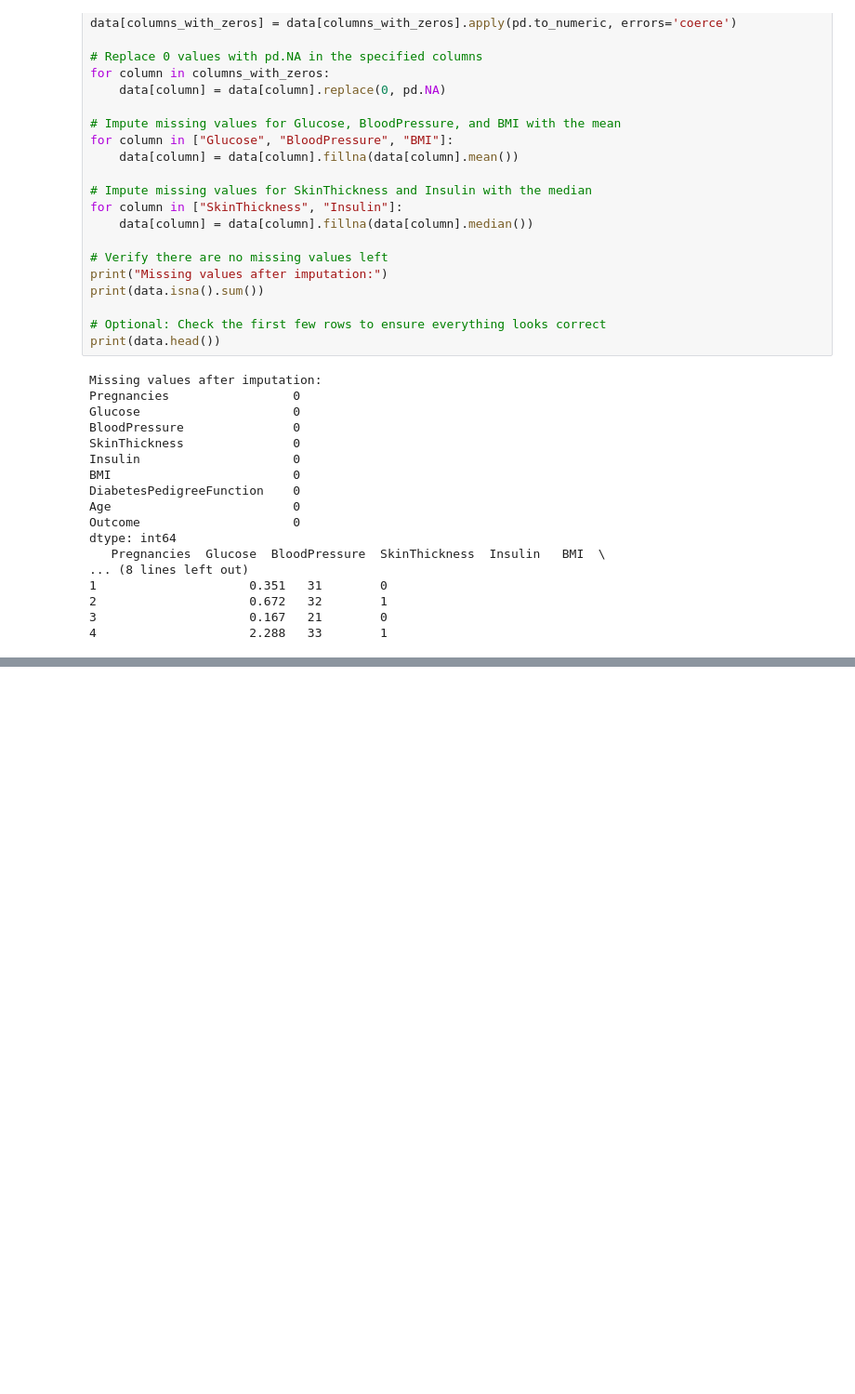
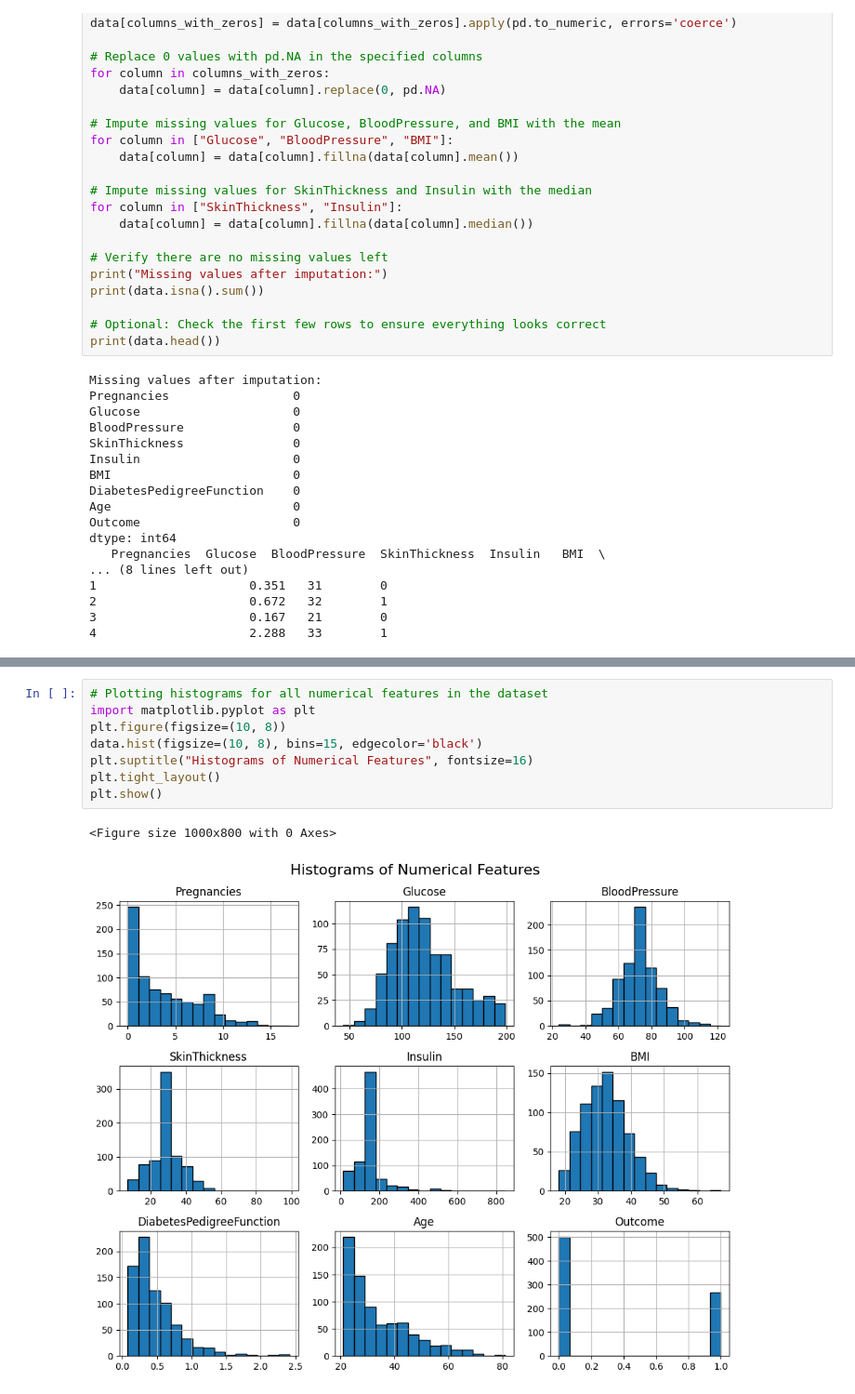
Before and after one commit to Zobiya-12/ADM, a Jupyter notebook: LAB 01.ipynb, the cells around one changed output, grey strips where cells are left out. Shown at 93% size. Drawn from its saved outputs; the diff is of its cells as text; blank space fills up the shorter version.

```diff
--- a/LAB 01.ipynb
+++ b/LAB 01.ipynb
@@ -74,3 +74,14 @@ Scaled Dataset Using Pandas
 | 2 | 0.896774 | 0.408163 | 0.239130 | 0.133413 | 0.104294 | 0.253629 | 0.183333 | 1.0 | ... |
 | 3 | 0.290323 | 0.428571 | 0.173913 | 0.096154 | 0.202454 | 0.038002 | 0.000000 | 0.0 | ... |
 | 4 | 0.600000 | 0.163265 | 0.304348 | 0.185096 | 0.509202 | 0.943638 | 0.200000 | 1.0 | ... |
+# %%
+# Plotting histograms for all numerical features in the dataset
+import matplotlib.pyplot as plt
+plt.figure(figsize=(10, 8))
+data.hist(figsize=(10, 8), bins=15, edgecolor='black')
+plt.suptitle("Histograms of Numerical Features", fontsize=16)
+plt.tight_layout()
+plt.show()
+# %% [output]
+<Figure size 1000x800 with 0 Axes>
+[figure, added]
```
Also changed, not shown: parts of 2 cells of this notebook.
